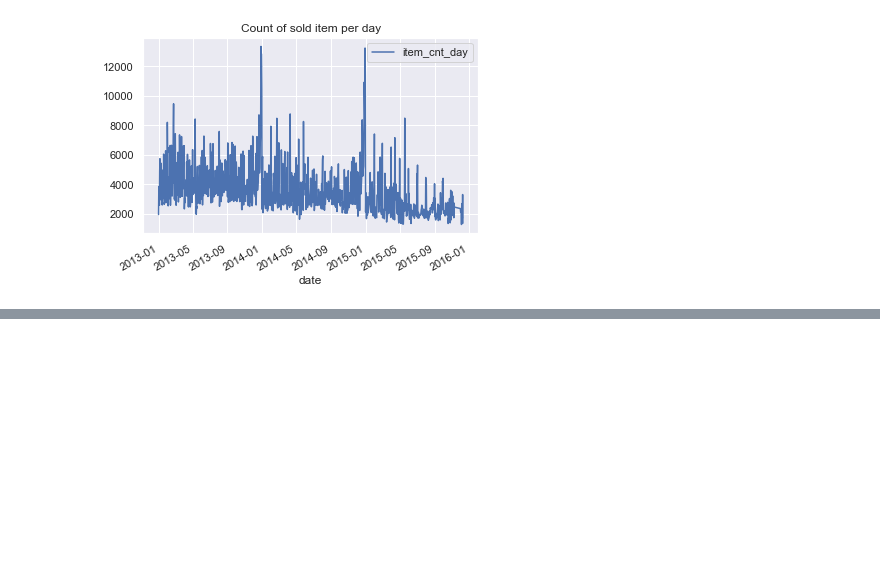
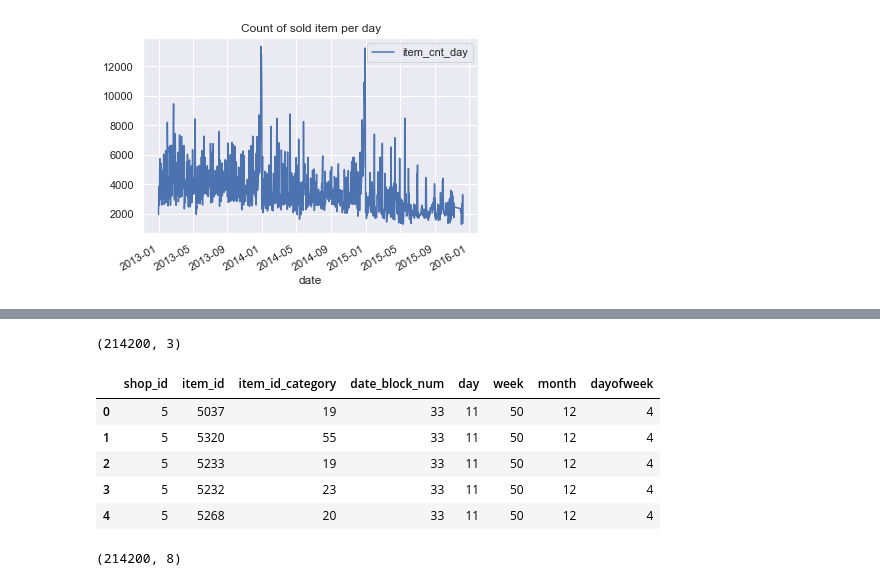
Before and after one commit to meln1337/predict-future-sales-kaggle, a Jupyter notebook: pfs.ipynb, the cells around one changed output, grey strips where cells are left out. Drawn from its saved outputs; the diff is of its cells as text; code cells hidden in the pictures; blank space fills up the shorter version.

```diff
--- a/pfs.ipynb
+++ b/pfs.ipynb
@@ -140,0 +188,3 @@ def preprocess_data()
+# %%
+test_df = pd.read_csv('./test.csv')
+test_df.head()
@@ -140,0 +200,18 @@ def preprocess_data()
+# %%
+test_df.shape
+# %% [output]
+(214200, 3)
+# %%
+test_df = preprocess_data(test_df, test=True)
+test_df.head()
+# %% [output]
+|  | shop_id | item_id | item_id_category | date_block_num | day | week | month | dayofweek |
+| 0 | 5 | 5037 | 19 | 33 | 11 | 50 | 12 | 4 |
+| 1 | 5 | 5320 | 55 | 33 | 11 | 50 | 12 | 4 |
+| 2 | 5 | 5233 | 19 | 33 | 11 | 50 | 12 | 4 |
+| 3 | 5 | 5232 | 23 | 33 | 11 | 50 | 12 | 4 |
+| 4 | 5 | 5268 | 20 | 33 | 11 | 50 | 12 | 4 |
+# %%
+test_df.shape
+# %% [output]
+(214200, 8)
```
Also changed, not shown: parts of 8 cells of this notebook.
